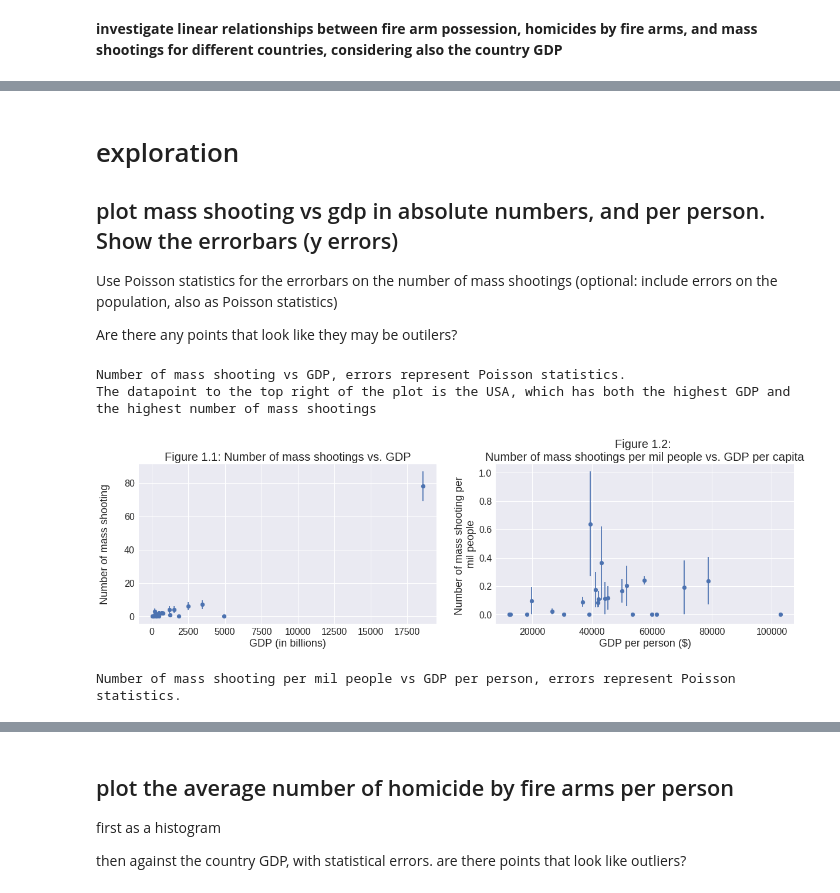
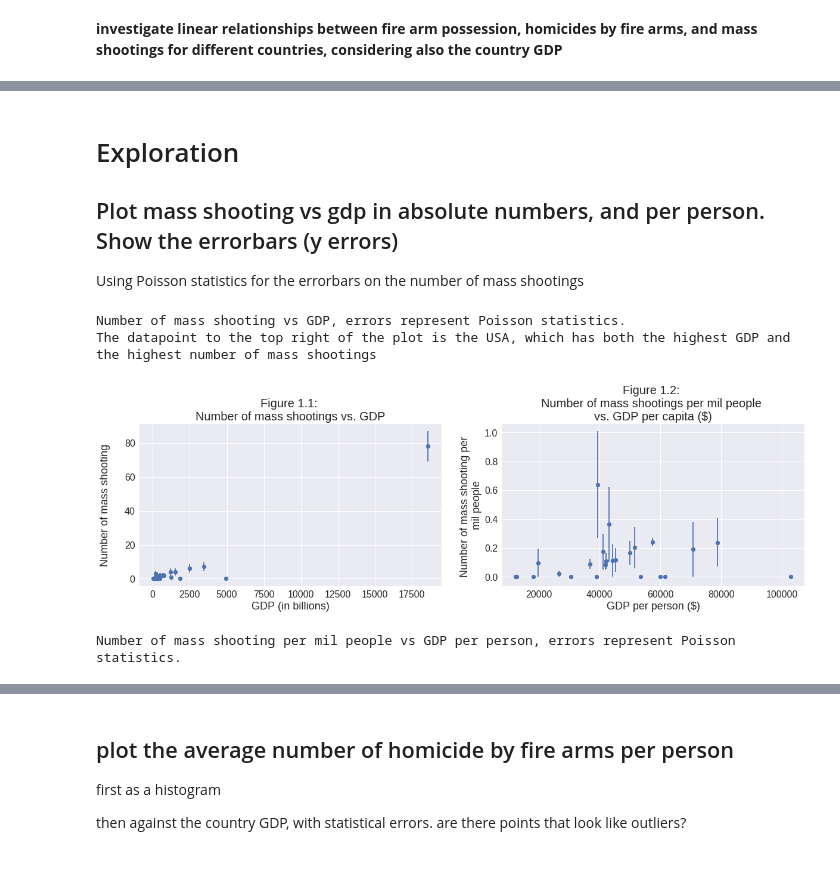
Before and after one commit to jkastelan/PUI2017_jlk635, a Jupyter notebook: HW5_jlk635/Assignment3_jlk635.ipynb, the cells around one changed output, grey strips where cells are left out. Saved outputs shown, nothing was run; the diff lists cells and outputs as text; code cells hidden in the pictures; blank space fills up the shorter version.

```diff
--- a/HW5_jlk635/Assignment3_jlk635.ipynb
+++ b/HW5_jlk635/Assignment3_jlk635.ipynb
@@ -100,11 +72,9 @@ Throughout, when I ask you to include errors in plots or models, use Poisson sta
 # %% [markdown]
-# exploration
+# Exploration
 
-## plot mass shooting vs gdp in absolute numbers, and per person. Show the errorbars (y errors)
+## Plot mass shooting vs gdp in absolute numbers, and per person. Show the errorbars (y errors)
 
-Use Poisson statistics for the errorbars on the number of mass shootings (optional: include errors on the population, also as Poisson statistics)
-
-Are there any points that look like they may be outilers?
+Using Poisson statistics for the errorbars on the number of mass shootings
 # %%
 fig = pl.figure(figsize=(20,5))
 ax = fig.add_subplot(121)
@@ -117,33 +87,33 @@ pl.title("Figure 1.1: \nNumber of mass shootings vs. GDP", fontsize=20)
 ax.set_xlabel("GDP (in billions)", fontsize=18)
 ax.set_ylabel("Number of mass shooting\n", fontsize=18)
 ax.set_ylim()
 
 print ("Number of mass shooting vs GDP, " +
        "errors represent Poisson statistics.\n" +
        "The datapoint to the top right of the plot is the USA, " +
        "which has both the highest GDP and the highest number of mass shootings")
 
 ## NEED SHOOTINGS PER PERSON
 
 df_['shootingspp'] = df_["Number of mass shootings"] / (df_['pop'] / 1e6)
 df_['gpdpp'] = df_['gdp'] / df_['pop']
 
 
 ax = fig.add_subplot(122)
 
 scatter = ax.scatter(df_['gpdpp'], df_['shootingspp'])
 ax.errorbar(df_['gpdpp'], df_['shootingspp'],
             yerr = np.sqrt(df_['Number of mass shootings'])/ (df_['pop'] / 1e6), fmt = '.')
 ax.tick_params(axis='both',labelsize=16)
-pl.title("Figure 1.2: \nNumber of mass shootings per mil people vs. GDP per capita", fontsize=20)
+pl.title("Figure 1.2: \nNumber of mass shootings per mil people \nvs. GDP per capita ($)", fontsize=20)
 ax.set_xlabel("GDP per person ($)", fontsize=18)
 ax.set_ylabel("Number of mass shooting per \nmil people", fontsize=18)
 ax.set_ylim()
 pl.show()
 print ("Number of mass shooting per mil people vs GDP per person, " +
        "errors represent Poisson statistics.\n" )
 # %% [output]
 Number of mass shooting vs GDP, errors represent Poisson statistics.
 The datapoint to the top right of the plot is the USA, which has both the highest GDP and the highest number of mass shootings
-[figure, old version]
+[figure, new version]
 Number of mass shooting per mil people vs GDP per person, errors represent Poisson statistics.
```
Also changed, not shown: parts of 49 cells of this notebook.
